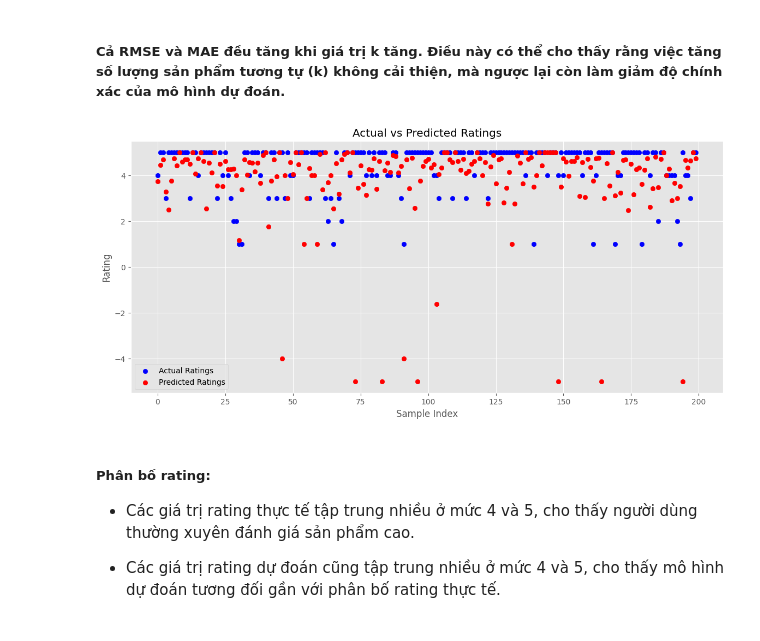
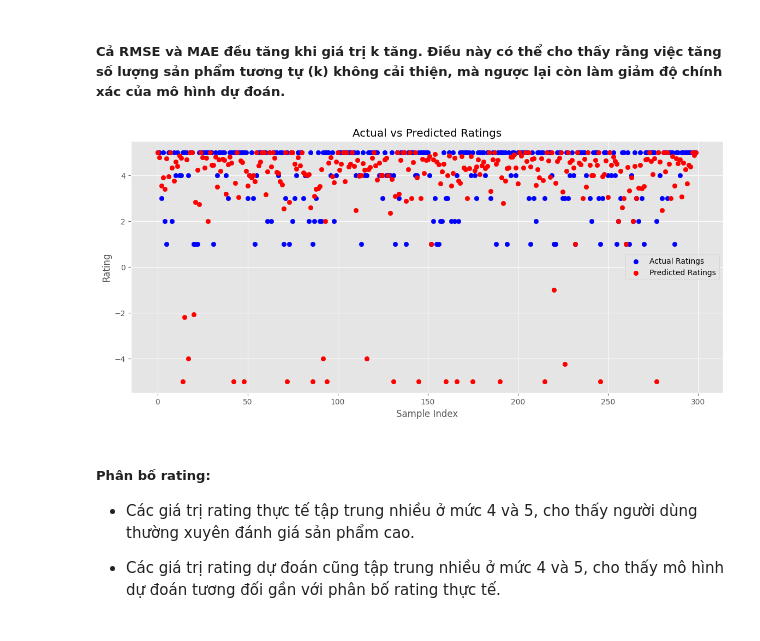
Before and after one commit to npm11/Recommendation-System-Project, a Jupyter notebook: src/RS_Project_Notebook.ipynb, the cells around one changed output. Cells and saved outputs as stored; diff of their text form; code cells hidden in the pictures.

Commit message:
Changes to User-user CF

```diff
--- a/src/RS_Project_Notebook.ipynb
+++ b/src/RS_Project_Notebook.ipynb
@@ -109,7 +103,11 @@ $$
 \text{cosine\_similarity}(i, j) = \frac{\sum_{u \in U} r_{ui} \cdot r_{uj}}{\sqrt{\sum_{u \in U} r_{ui}^2} \cdot \sqrt{\sum_{u \in U} r_{uj}^2}}
 $$
 # %%
-# Tính toán độ đo tương đồng cosine giữa các sản phẩm
-item_similarity = cosine_similarity(sparse_matrix)
+# Tính toán độ đo tương đồng cosine giữa các user sử dụng ma trận thưa
+user_similarity = cosine_similarity(sparse_matrix.T, dense_output=False)
+
+# Chuyển đổi thành ma trận thưa
+user_similarity_sparse = csr_matrix(user_similarity)
+
 # Đặt tất cả các giá trị trên đường chéo bằng 1
-np.fill_diagonal(item_similarity, 1)
+user_similarity_sparse.setdiag(1)
@@ -183,8 +217,8 @@ def predict_rating(user_id, item_id, utility_matrix, item_similarity_df, k=5):
 # %%
 # Ví dụ cụ thể: Dự đoán rating của user 'A3OMF1C8HBGJEN' cho sản phẩm 'B0002UBEI0'
-user_id = 'A3OMF1C8HBGJEN'
-item_id = 'B0002UBEI0'
+user_id = 'A00473363TJ8YSZ3YAGG9'
+item_id = 'B00016X9DS'
 
-predicted_rating = predict_rating(user_id, item_id, utility_matrix, item_similarity_df, k=5)
+predicted_rating = predict_rating(user_id, item_id, utility_matrix, user_similarity, user_idx_map, item_idx_map, k=5)
 print(f"Dự đoán rating của user '{user_id}' cho sản phẩm '{item_id}': {predicted_rating}")
 # %% [output]
@@ -197,7 +235,6 @@ Chúng ta dùng một số phương pháp và chỉ số đo lường phổ bi
 Chia tập dữ liệu thành tập huấn luyện và tập kiểm tra và dự đoán rating trên tập kiểm tra:
 # %%
 from sklearn.model_selection import train_test_split
-from sklearn.metrics import mean_squared_error, mean_absolute_error
 
 # Chia tập dữ liệu thành tập huấn luyện và tập kiểm tra
 train_data, test_data = train_test_split(amazon_ratings1, test_size=0.2, random_state=42)
@@ -205,13 +242,13 @@ train_data, test_data = train_test_split(amazon_ratings1, test_size=0.2, random_
 # Tạo utility matrix cho tập huấn luyện
 train_utility_matrix = train_data.pivot(index='ProductId', columns='UserId', values='Rating')
 
-# Tạo item similarity matrix cho tập huấn luyện
-train_mean_ratings = train_utility_matrix.mean(axis=1, skipna=True)
-train_normalized_matrix = train_utility_matrix.sub(train_mean_ratings, axis=0).fillna(0)
+# Tạo user similarity matrix cho tập huấn luyện
+train_mean_ratings = train_utility_matrix.mean(axis=0, skipna=True)
+train_normalized_matrix = train_utility_matrix.sub(train_mean_ratings, axis=1).fillna(0)
 train_sparse_matrix = csr_matrix(train_normalized_matrix.values)
-train_item_similarity = cosine_similarity(train_sparse_matrix)
-np.fill_diagonal(train_item_similarity, 1)
-train_item_similarity_df = pd.DataFrame(train_item_similarity, index=train_utility_matrix.index, columns=train_utility_matrix.index)
+train_user_similarity = cosine_similarity(train_sparse_matrix)
+np.fill_diagonal(train_user_similarity, 1)
+train_user_similarity_df = pd.DataFrame(train_user_similarity, index=train_utility_matrix.index, columns=train_utility_matrix.index)
 
 # Dự đoán rating trên tập kiểm tra
 test_user_ids = test_data['UserId'].tolist()
@@ -225,9 +262,13 @@ from sklearn.metrics import mean_squared_error, mean_absolute_error
 def root_mean_squared_error(y_true, y_pred):
     return np.sqrt(mean_squared_error(y_true, y_pred))
 
+# Tạo các bản đồ chỉ mục cho ma trận huấn luyện
+train_user_idx_map = {user: idx for idx, user in enumerate(train_utility_matrix.columns)}
+train_item_idx_map = {item: idx for idx, item in enumerate(train_utility_matrix.index)}
+
 predicted_ratings = []
 for user_id, item_id in zip(test_user_ids, test_product_ids):
-    pred_rating = predict_rating(user_id, item_id, train_utility_matrix, train_item_similarity_df, k=2)
+    pred_rating = predict_rating(user_id, item_id, train_utility_matrix, train_user_similarity, train_user_idx_map, train_item_idx_map, k=2)
     predicted_ratings.append(pred_rating)
 
 # Loại bỏ các giá trị None từ danh sách dự đoán và giá trị thực tế tương ứng
@@ -320,25 +362,25 @@ plt.show()
 ##### Cả RMSE và MAE đều tăng khi giá trị k tăng. Điều này có thể cho thấy rằng việc tăng số lượng sản phẩm tương tự (k) không cải thiện, mà ngược lại còn làm giảm độ chính xác của mô hình dự đoán.
 # %%
 # Chọn một vài mẫu để trực quan hóa
-sample_size = 200
+sample_size = 300
 sample_indices = np.random.choice(range(len(filtered_test_ratings)), size=sample_size, replace=False)
 
 sample_test_ratings = [filtered_test_ratings[i] for i in sample_indices]
 sample_predicted_ratings = [filtered_predicted_ratings[i] for i in sample_indices]
 
 plt.figure(figsize=(14, 6))
 
 # Biểu đồ so sánh giá trị thực tế và giá trị dự đoán
 plt.scatter(range(sample_size), sample_test_ratings, color='blue', label='Actual Ratings')
 plt.scatter(range(sample_size), sample_predicted_ratings, color='red', label='Predicted Ratings')
 plt.title('Actual vs Predicted Ratings')
 plt.xlabel('Sample Index')
 plt.ylabel('Rating')
 plt.legend()
 plt.grid(True)
 plt.show()
 # %% [output]
-[figure, old version]
+[figure, new version]
 # %% [markdown]
 ##### Phân bố rating:
 - Các giá trị rating thực tế tập trung nhiều ở mức 4 và 5, cho thấy người dùng thường xuyên đánh giá sản phẩm cao.
```
Also changed, not shown: parts of 17 cells of this notebook, 1 other file.
